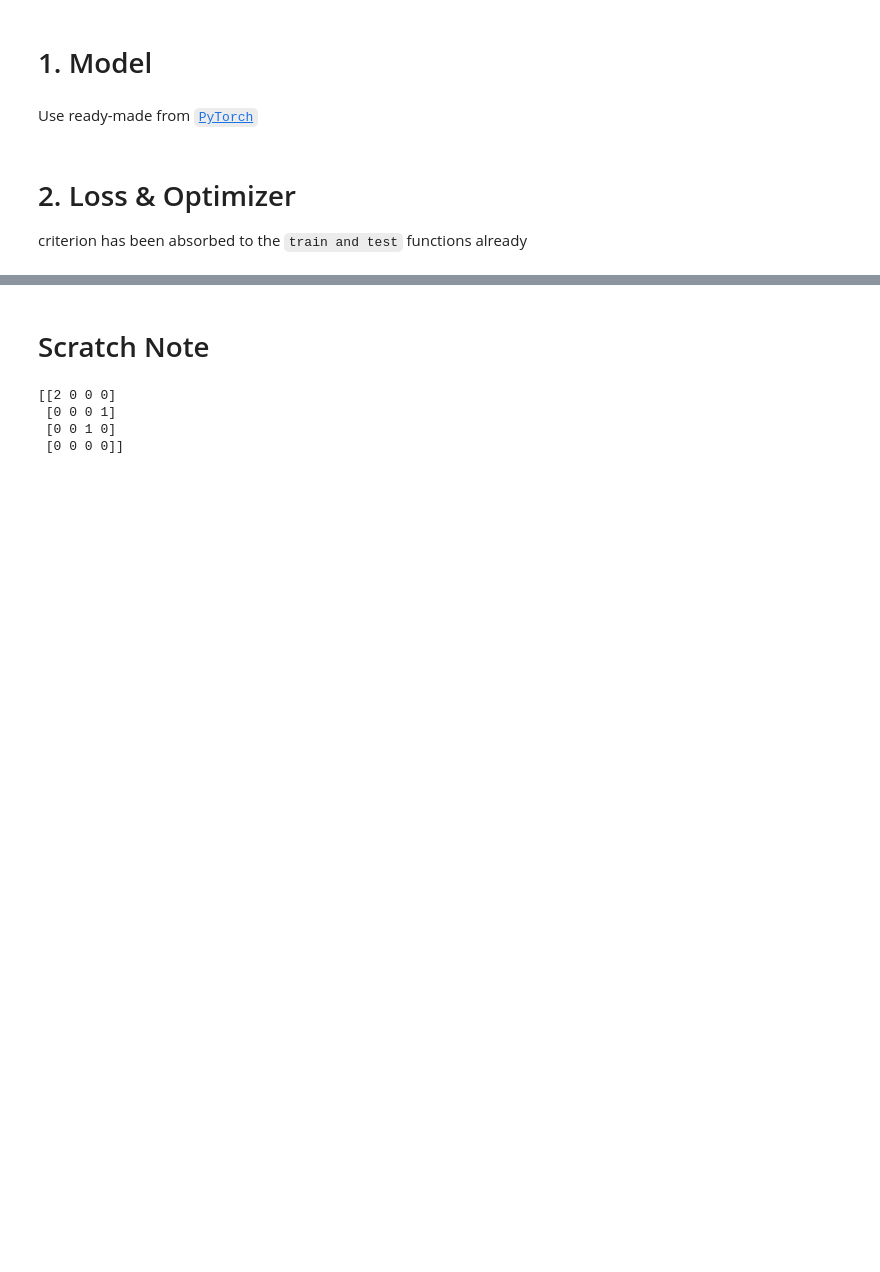
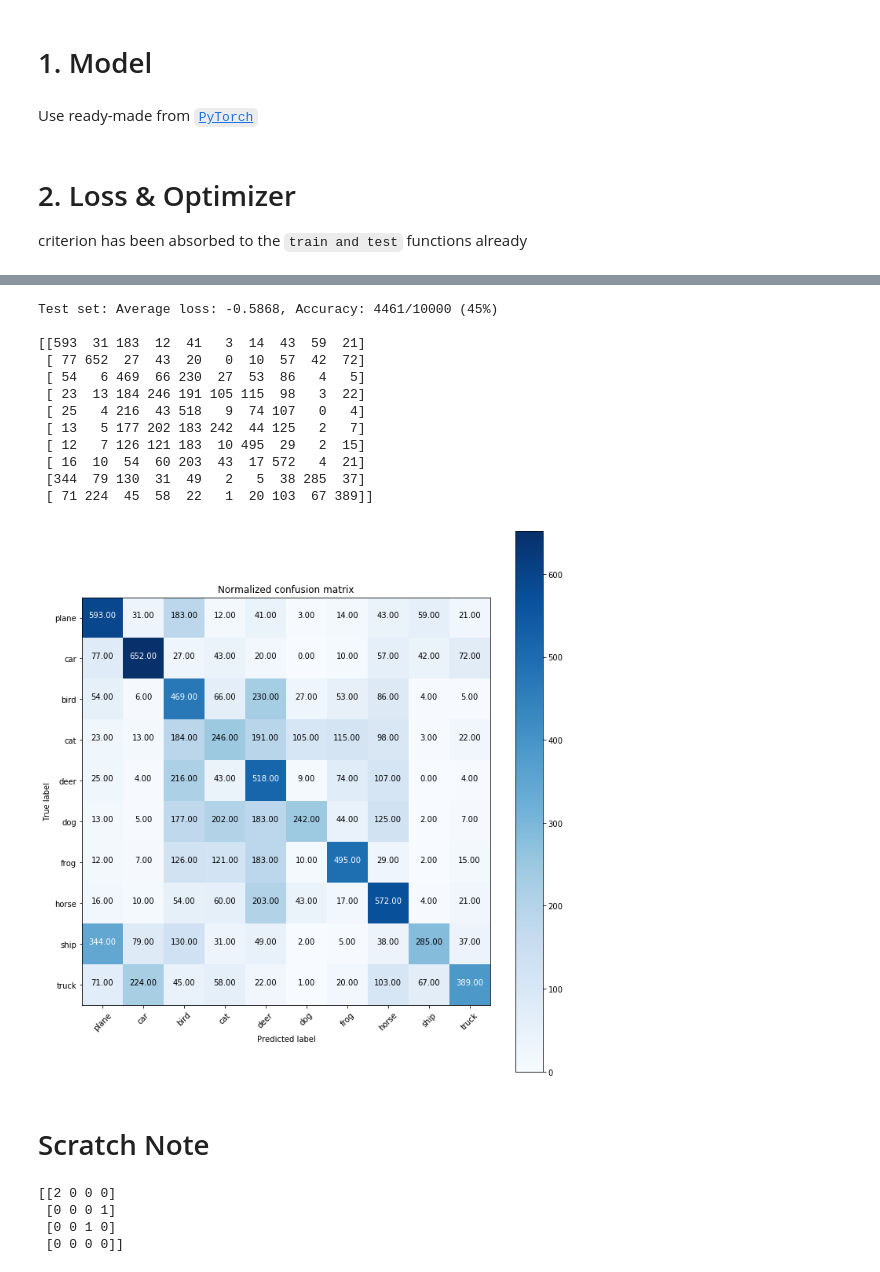
Before and after one commit to elcolie/practice-pytorch, a Jupyter notebook: exercise11/exercise11-1_inception_v3.ipynb, the cells around one changed output, grey strips where cells are left out. Drawn from its saved outputs; the diff is of its cells as text; code cells hidden in the pictures; blank space fills up the shorter version.

```diff
--- a/exercise11/exercise11-1_inception_v3.ipynb
+++ b/exercise11/exercise11-1_inception_v3.ipynb
@@ -140,18 +140,23 @@ def test(model, device, test_loader):
     with torch.no_grad():
         for data, target in tqdm(test_loader):
             data, target = data.to(device), target.to(device)
-            pred = model(data)
+            output = model(data)
+            test_loss += F.nll_loss(output, target, reduction='sum').item() # sum up batch loss
+            pred = output.max(1, keepdim=True)[1] # get the index of the max log-probability
             y_test += list(target)
-            y_pred += list(pred[0].view_as(target))
-            correct += pred[0].eq(target.view_as(pred)).sum().item()
+            y_pred += list(pred.view_as(target))
+            correct += pred.eq(target.view_as(pred)).sum().item()
 
+    test_loss /= len(test_loader.dataset)
 
-    print(f'Test set: Accuracy: {correct/len(test_loader.dataset)}')
+    print('\nTest set: Average loss: {:.4f}, Accuracy: {}/{} ({:.0f}%)\n'.format(
+        test_loss, correct, len(test_loader.dataset),
+        100. * correct / len(test_loader.dataset)))
 
     # Confusion matrix
     confusion_mtx = confusion_matrix(y_test, y_pred)
     plot_confusion_matrix(confusion_mtx, classes=classes, normalize=True,
-                          title='Confusion matrix')
+                          title='Normalized confusion matrix')
 # %% [markdown]
 # 1. Model
 # %% [markdown]
@@ -175,3 +199,20 @@ KeyboardInterrupt:
+# %%
+for epoch in range(1, 1 + 1):
+    test(model, 'cpu', testloader)
+# %% [output]
+Test set: Average loss: -0.5868, Accuracy: 4461/10000 (45%)
+
+[[593  31 183  12  41   3  14  43  59  21]
+ [ 77 652  27  43  20   0  10  57  42  72]
+ [ 54   6 469  66 230  27  53  86   4   5]
+ [ 23  13 184 246 191 105 115  98   3  22]
+ [ 25   4 216  43 518   9  74 107   0   4]
+ [ 13   5 177 202 183 242  44 125   2   7]
+ [ 12   7 126 121 183  10 495  29   2  15]
+ [ 16  10  54  60 203  43  17 572   4  21]
+ [344  79 130  31  49   2   5  38 285  37]
+ [ 71 224  45  58  22   1  20 103  67 389]]
+[figure, added]
 # %% [markdown]
 # Scratch Note
 # %%
```
Also changed, not shown: parts of 2 cells of this notebook.
